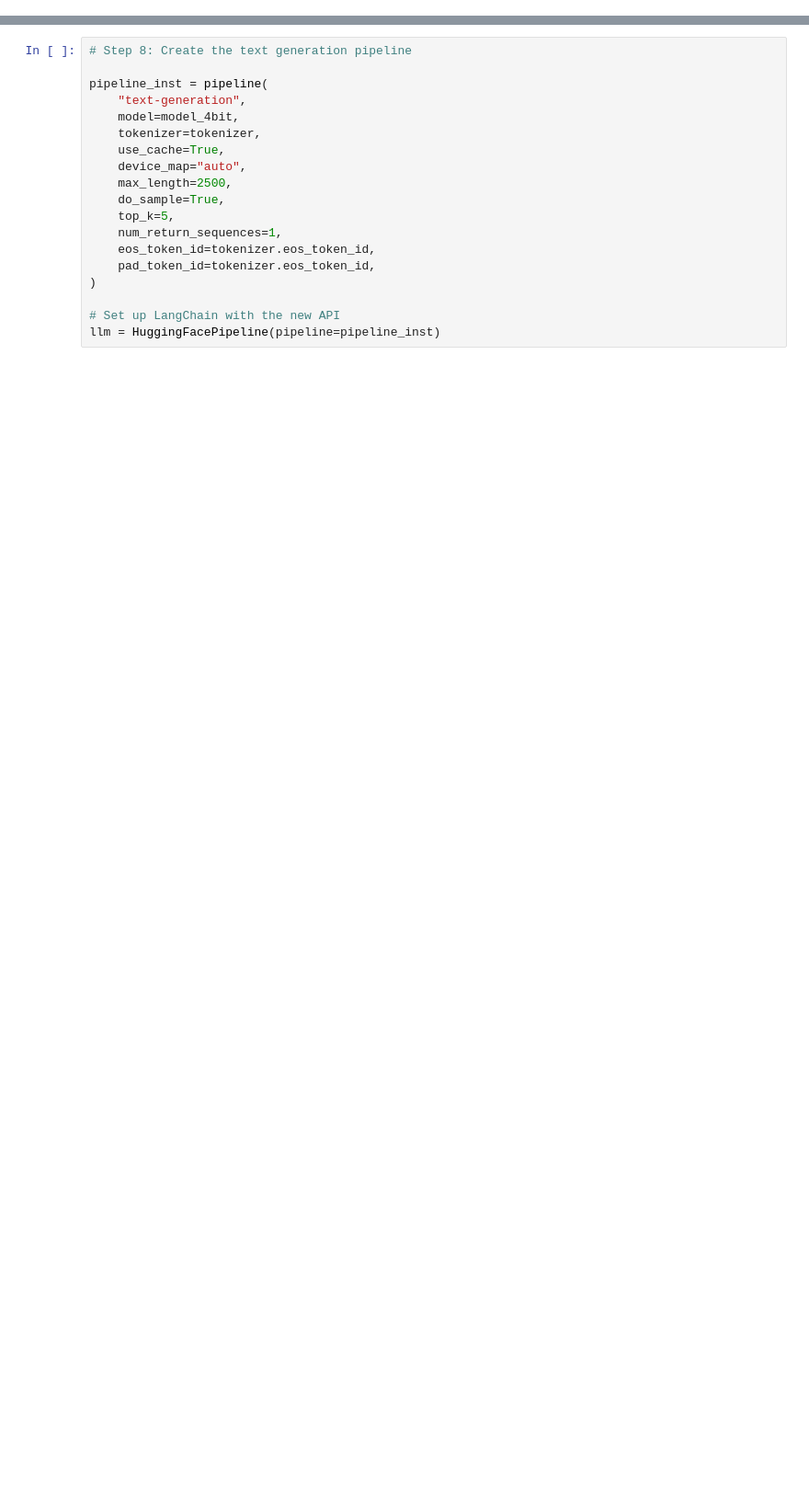
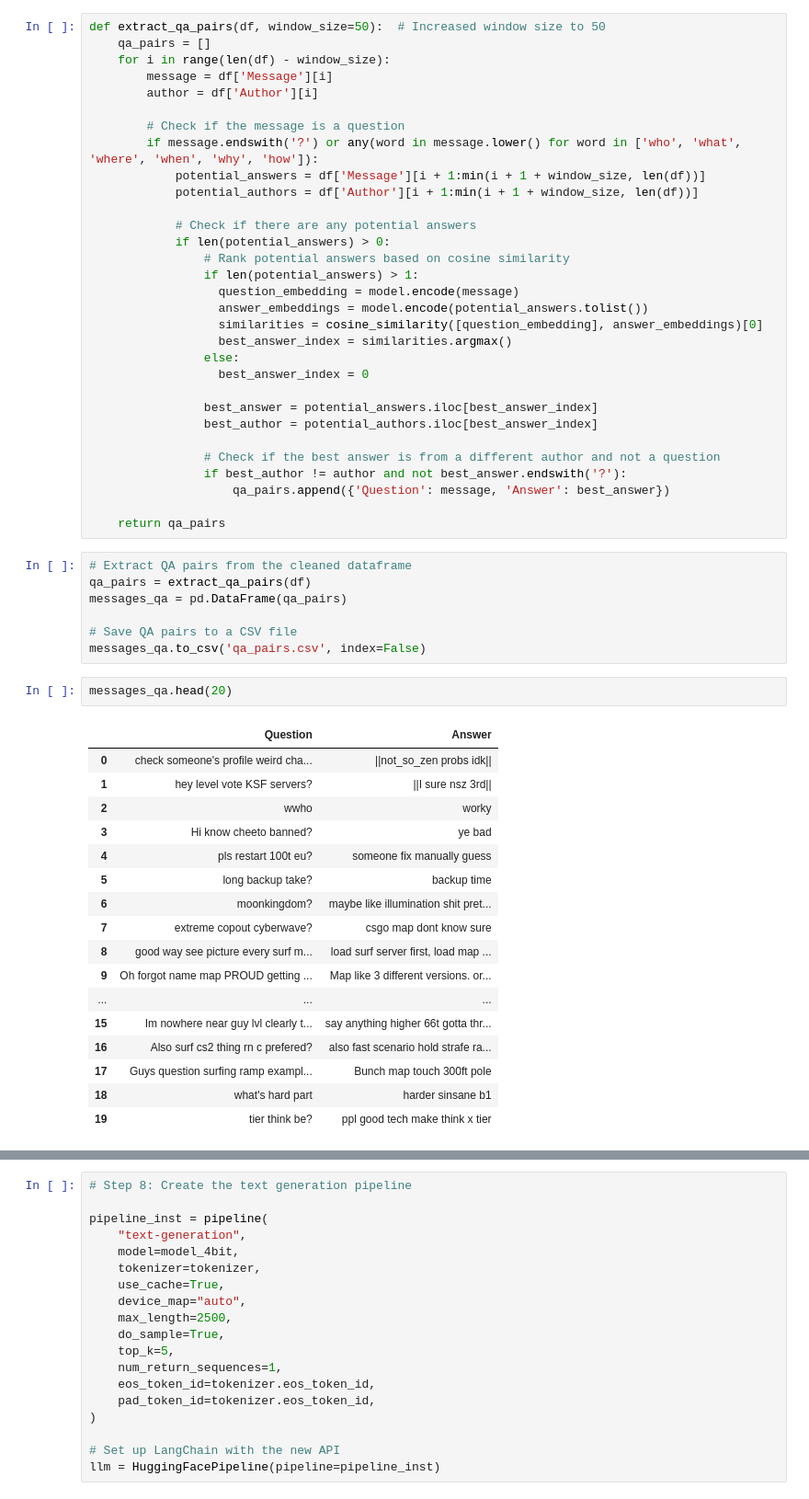
Before and after one commit to etuckerman/AI-Powered_CS-S_Surfing_Community_Assistant, a Jupyter notebook: KSF_LLM.ipynb, the cells around one changed output, grey strips where cells are left out. Shown at 92% size. Saved outputs shown, nothing was run; the diff lists cells and outputs as text; blank space fills up the shorter version.

```diff
--- a/KSF_LLM.ipynb
+++ b/KSF_LLM.ipynb
@@ -106,0 +178,58 @@ Best Answer: Also you kind of look a bit shaky and reactionary when you board a
+# %%
+def extract_qa_pairs(df, window_size=50):  # Increased window size to 50
+    qa_pairs = []
+    for i in range(len(df) - window_size):
+        message = df['Message'][i]
+        author = df['Author'][i]
+
+        # Check if the message is a question
+        if message.endswith('?') or any(word in message.lower() for word in ['who', 'what', 'where', 'when', 'why', 'how']):
+            potential_answers = df['Message'][i + 1:min(i + 1 + window_size, len(df))]
+            potential_authors = df['Author'][i + 1:min(i + 1 + window_size, len(df))]
+
+            # Check if there are any potential answers
+            if len(potential_answers) > 0:
+                # Rank potential answers based on cosine similarity
+                if len(potential_answers) > 1:
+                  question_embedding = model.encode(message)
+                  answer_embeddings = model.encode(potential_answers.tolist())
+                  similarities = cosine_similarity([question_embedding], answer_embeddings)[0]
+                  best_answer_index = similarities.argmax()
+                else:
+                  best_answer_index = 0
+
+                best_answer = potential_answers.iloc[best_answer_index]
+                best_author = potential_authors.iloc[best_answer_index]
+
+                # Check if the best answer is from a different author and not a question
+                if best_author != author and not best_answer.endswith('?'):
+                    qa_pairs.append({'Question': message, 'Answer': best_answer})
+
+    return qa_pairs
+# %%
+# Extract QA pairs from the cleaned dataframe
+qa_pairs = extract_qa_pairs(df)
+messages_qa = pd.DataFrame(qa_pairs)
+
+# Save QA pairs to a CSV file
+messages_qa.to_csv('qa_pairs.csv', index=False)
+# %%
+messages_qa.head(20)
+# %% [output]
+|  | Question | Answer |
+| 0 | check someone's profile weird cha... | ||not_so_zen probs idk|| |
+| 1 | hey level vote KSF servers? | ||I sure nsz 3rd|| |
+| 2 | wwho | worky |
+| 3 | Hi know cheeto banned? | ye bad |
+| 4 | pls restart 100t eu? | someone fix manually guess |
+| 5 | long backup take? | backup time |
+| 6 | moonkingdom? | maybe like illumination shit pret... |
+| 7 | extreme copout cyberwave? | csgo map dont know sure |
+| 8 | good way see picture every surf m... | load surf server first, load map ... |
+| 9 | Oh forgot name map PROUD getting ... | Map like 3 different versions. or... |
+| ... | ... | ... |
+| 15 | Im nowhere near guy lvl clearly t... | say anything higher 66t gotta thr... |
+| 16 | Also surf cs2 thing rn c prefered? | also fast scenario hold strafe ra... |
+| 17 | Guys question surfing ramp exampl... | Bunch map touch 300ft pole |
+| 18 | what's hard part | harder sinsane b1 |
+| 19 | tier think be? | ppl good tech make think x tier |
```
Also changed, not shown: parts of 22 cells of this notebook.
